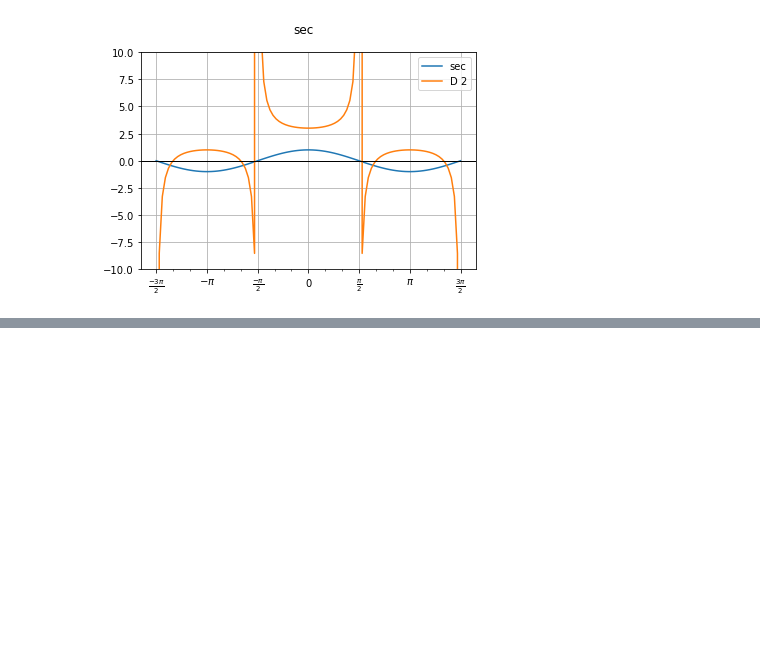
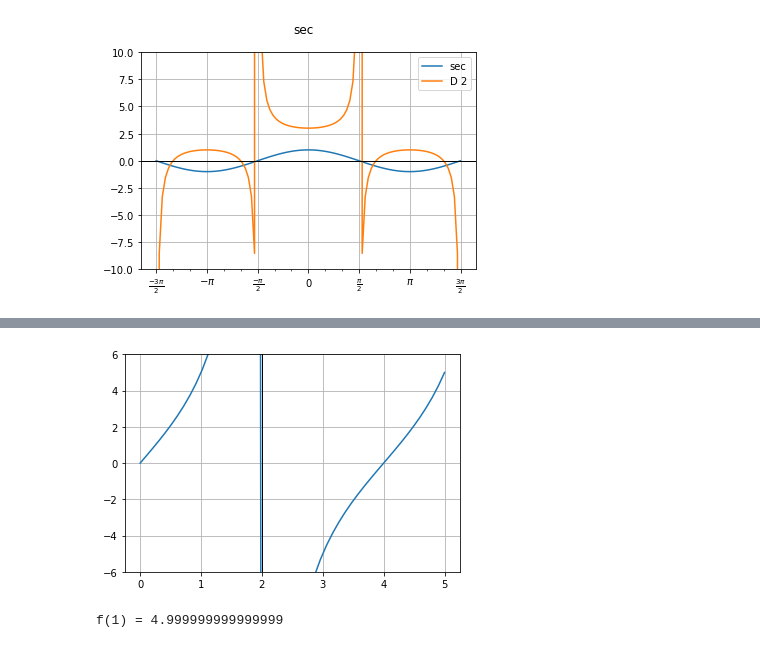
Before and after one commit to solisgb/jpnb, a Jupyter notebook: pre_calc_ex/Trig_func.ipynb, the cells around one changed output, grey strips where cells are left out. Saved outputs shown, nothing was run; the diff lists cells and outputs as text; code cells hidden in the pictures; blank space fills up the shorter version.

```diff
--- a/pre_calc_ex/Trig_func.ipynb
+++ b/pre_calc_ex/Trig_func.ipynb
@@ -429,0 +480,13 @@ xy(x , [np.cos(x), y1], ['sec', f'D {D}',], 'sec', ylimit=10)
+# %%
+x = np.linspace(0, 5, 50)
+y = A*np.tan(B*x)
+fig, ax = plt.subplots()
+ax.plot(x, y); ax.axvline(2, color='black', lw=1);
+ax.set_ylim(-6, 6); ax.grid()
+# %% [output]
+[figure, added]
+# %%
+x1 = 1
+print('f(1) =', 5 * np.tan(x1 * np.pi / 4))
+# %% [output]
+f(1) = 4.999999999999999
```
Also changed, not shown: parts of 18 cells of this notebook.
